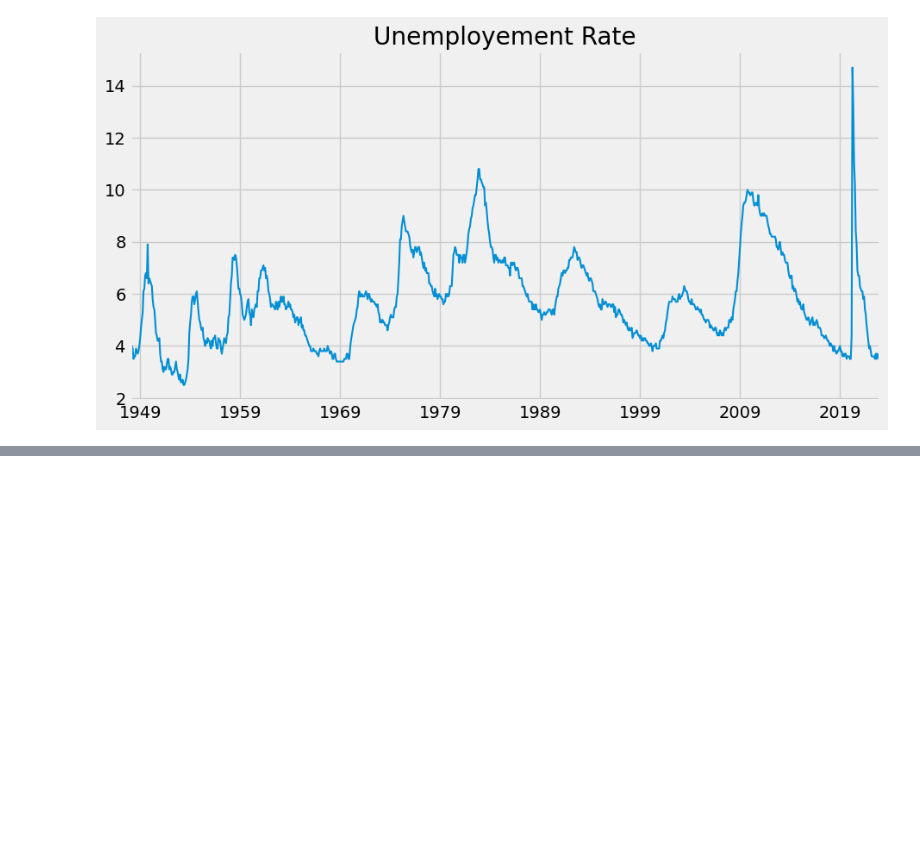
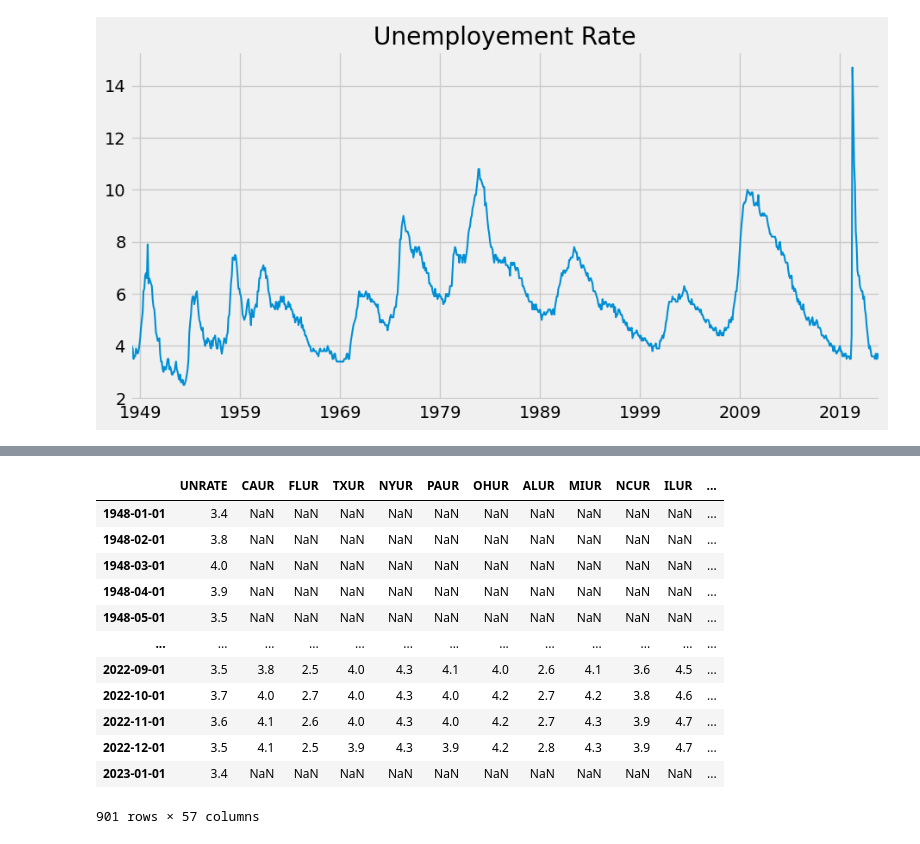
Before and after one commit to addomaks/Exploratory-Analysis, a Jupyter notebook: economics-analysis-using-pandas.ipynb, the cells around one changed output, grey strips where cells are left out. Drawn from its saved outputs; the diff is of its cells as text; code cells hidden in the pictures; blank space fills up the shorter version.

```diff
--- a/economics-analysis-using-pandas.ipynb
+++ b/economics-analysis-using-pandas.ipynb
@@ -98,0 +124,3 @@ fred.search('unemployement rate state', filter=('frequency', 'Monthly'))
+# %%
+RATE = unrate.to_frame(name = 'UNRATE')
+RATE
@@ -98,0 +141,17 @@ fred.search('unemployement rate state', filter=('frequency', 'Monthly'))
+# %%
+final_unemp = [RATE, unemp_results]
+pd.concat(final_unemp, axis=1)
+# %% [output]
+|  | UNRATE | CAUR | FLUR | TXUR | NYUR | PAUR | OHUR | ALUR | MIUR | NCUR | ILUR | ... |
+| 1948-01-01 | 3.4 | NaN | NaN | NaN | NaN | NaN | NaN | NaN | NaN | NaN | NaN | ... |
+| 1948-02-01 | 3.8 | NaN | NaN | NaN | NaN | NaN | NaN | NaN | NaN | NaN | NaN | ... |
+| 1948-03-01 | 4.0 | NaN | NaN | NaN | NaN | NaN | NaN | NaN | NaN | NaN | NaN | ... |
+| 1948-04-01 | 3.9 | NaN | NaN | NaN | NaN | NaN | NaN | NaN | NaN | NaN | NaN | ... |
+| 1948-05-01 | 3.5 | NaN | NaN | NaN | NaN | NaN | NaN | NaN | NaN | NaN | NaN | ... |
+| ... | ... | ... | ... | ... | ... | ... | ... | ... | ... | ... | ... | ... |
+| 2022-09-01 | 3.5 | 3.8 | 2.5 | 4.0 | 4.3 | 4.1 | 4.0 | 2.6 | 4.1 | 3.6 | 4.5 | ... |
+| 2022-10-01 | 3.7 | 4.0 | 2.7 | 4.0 | 4.3 | 4.0 | 4.2 | 2.7 | 4.2 | 3.8 | 4.6 | ... |
+| 2022-11-01 | 3.6 | 4.1 | 2.6 | 4.0 | 4.3 | 4.0 | 4.2 | 2.7 | 4.3 | 3.9 | 4.7 | ... |
+| 2022-12-01 | 3.5 | 4.1 | 2.5 | 3.9 | 4.3 | 3.9 | 4.2 | 2.8 | 4.3 | 3.9 | 4.7 | ... |
+| 2023-01-01 | 3.4 | NaN | NaN | NaN | NaN | NaN | NaN | NaN | NaN | NaN | NaN | ... |
+901 rows × 57 columns
```
Also changed, not shown: parts of 8 cells of this notebook.
